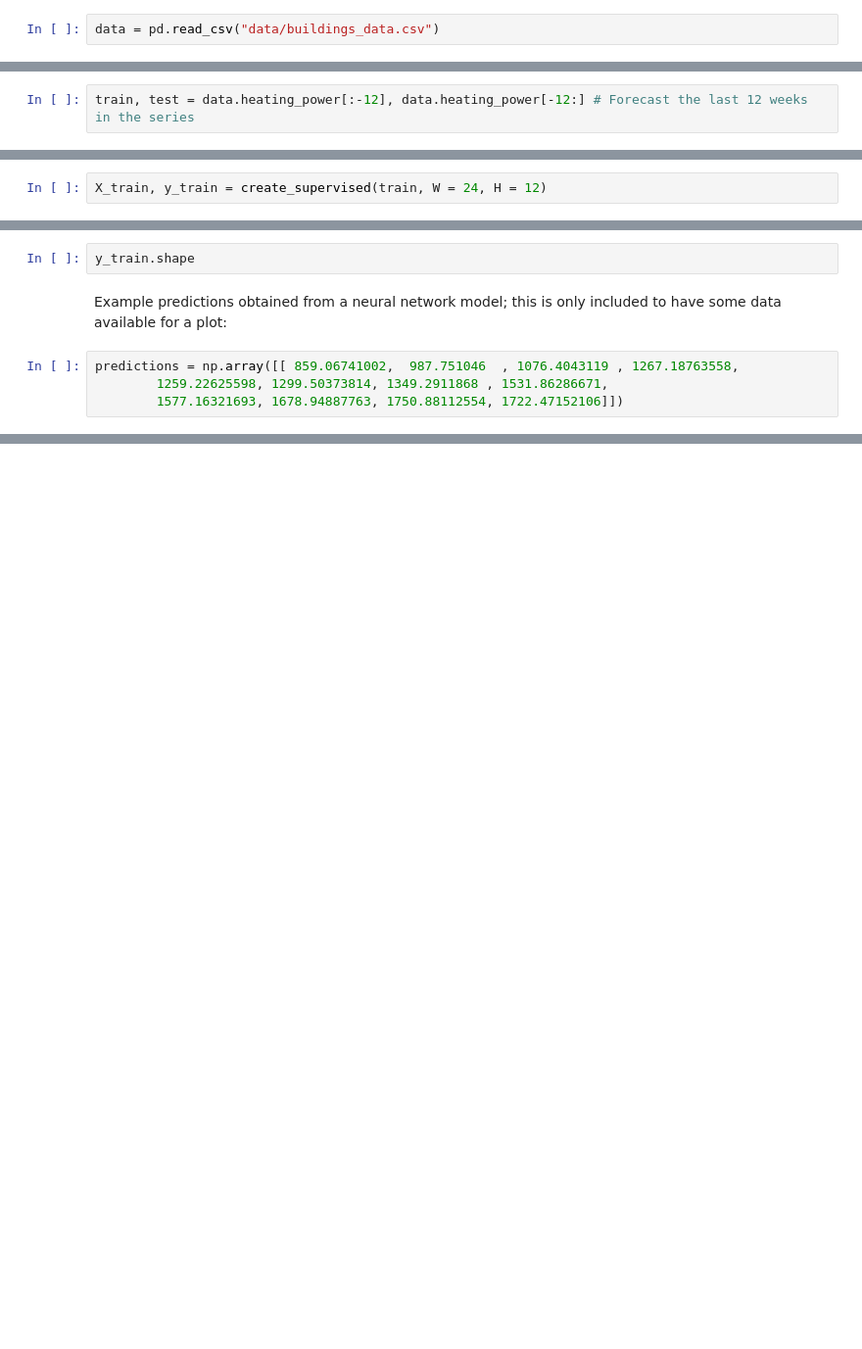
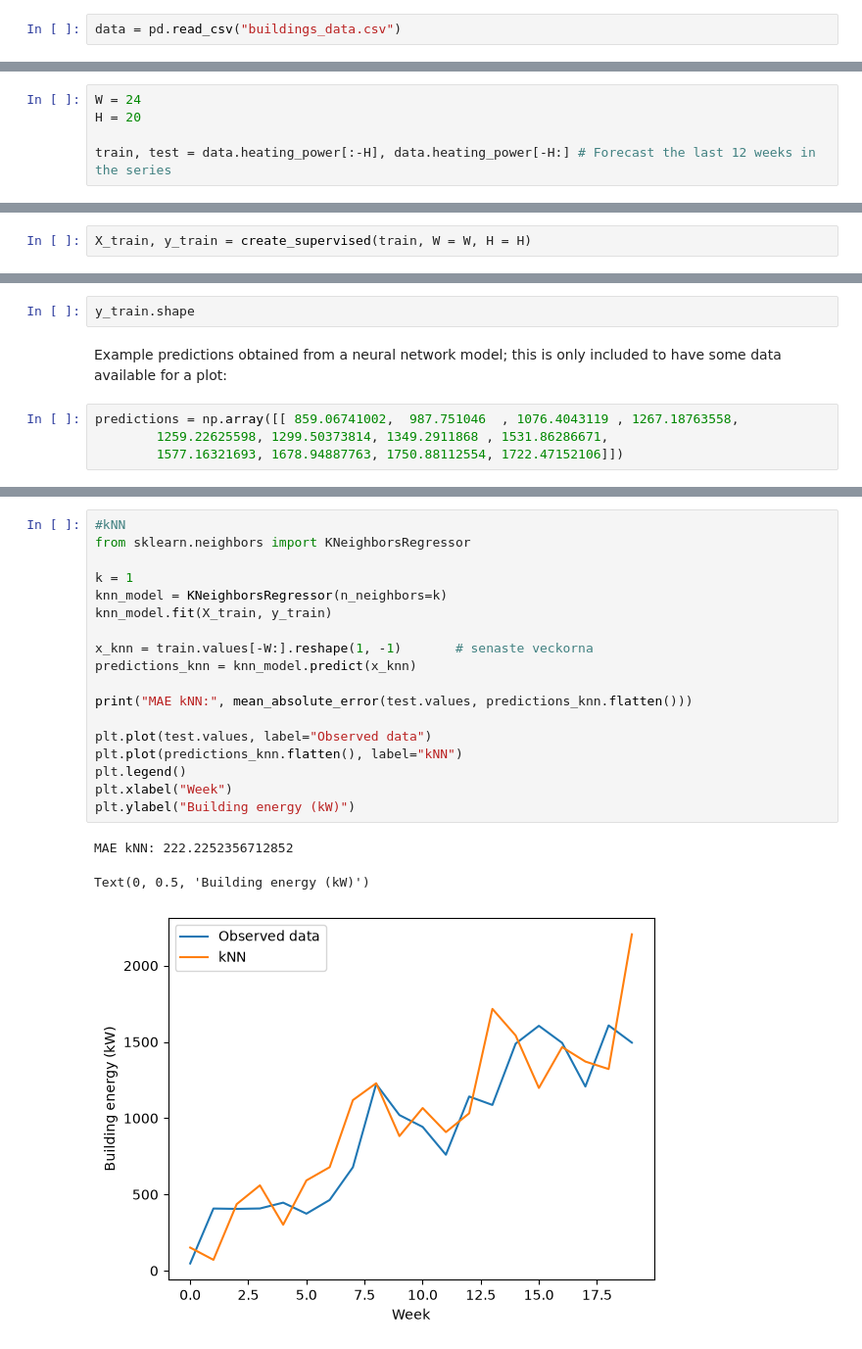
Before and after one commit to JoesephA/TDDE56-Project, a Jupyter notebook: heating_forecast.ipynb, the cells around one changed output, grey strips where cells are left out. Shown at 98% size. Saved outputs shown, nothing was run; the diff lists cells and outputs as text; blank space fills up the shorter version.

```diff
--- a/heating_forecast.ipynb
+++ b/heating_forecast.ipynb
@@ -10,6 +10,6 @@ from statsmodels.tsa.arima.model import ARIMA
 from sklearn.neural_network import MLPRegressor
 from sklearn.metrics import mean_squared_error, mean_absolute_error
 # %%
-data = pd.read_csv("data/buildings_data.csv")
+data = pd.read_csv("buildings_data.csv")
 # %%
 data
@@ -20,7 +37,10 @@ plt.xlabel("Week")
 # %% [markdown]
 # Splitting of data and properly aligning training data
 # %%
-train, test = data.heating_power[:-12], data.heating_power[-12:] # Forecast the last 12 weeks in the series
+W = 24
+H = 20
+
+train, test = data.heating_power[:-H], data.heating_power[-H:] # Forecast the last 12 weeks in the series
 # %%
 def create_supervised(input_seq, W, H):
     """
@@ -49,6 +69,6 @@ def create_supervised(input_seq, W, H):
     y = y[1:, ]
     return X,y
 # %%
-X_train, y_train = create_supervised(train, W = 24, H = 12)
+X_train, y_train = create_supervised(train, W = W, H = H)
 # %%
 X_train[1,:]
@@ -63,3 +96,25 @@ predictions = np.array([[ 859.06741002,  987.751046  , 1076.4043119 , 1267.18763
+# %%
+#kNN
+from sklearn.neighbors import KNeighborsRegressor
+
+k = 1
+knn_model = KNeighborsRegressor(n_neighbors=k)
+knn_model.fit(X_train, y_train)
+
+x_knn = train.values[-W:].reshape(1, -1)       # senaste veckorna
+predictions_knn = knn_model.predict(x_knn)
+
+print("MAE kNN:", mean_absolute_error(test.values, predictions_knn.flatten()))
+
+plt.plot(test.values, label="Observed data")
+plt.plot(predictions_knn.flatten(), label="kNN")
+plt.legend()
+plt.xlabel("Week")
+plt.ylabel("Building energy (kW)")
+# %% [output]
+MAE kNN: 222.2252356712852
+Text(0, 0.5, 'Building energy (kW)')
+[figure, added]
 # %%
 plt.plot(test.values, label = "Observed data")
 plt.plot(predictions.flatten(), label = "Prediction")
```
Also changed, not shown: parts of 5 cells of this notebook, 1 other file.
